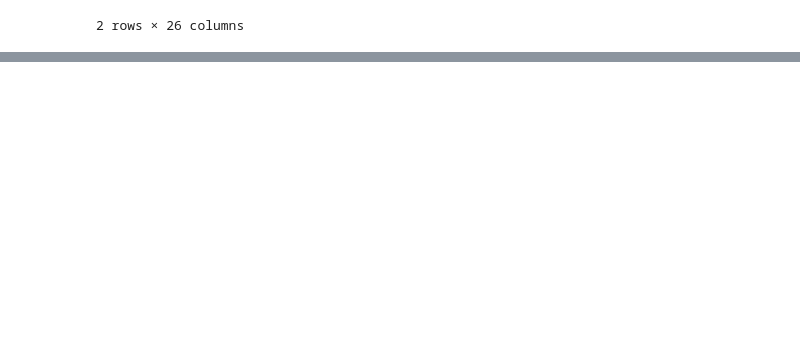
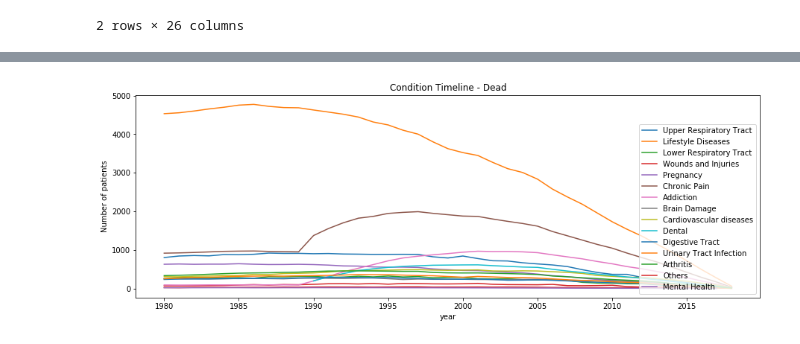
Before and after one commit to pareshg18/picnicHealth-healthcare-analysis, a Jupyter notebook: conditions-analysis.ipynb, the cells around one changed output, grey strips where cells are left out. Saved outputs shown, nothing was run; the diff lists cells and outputs as text; code cells hidden in the pictures; blank space fills up the shorter version.

```diff
--- a/conditions-analysis.ipynb
+++ b/conditions-analysis.ipynb
@@ -42,0 +296,13 @@ patients.head(2)
+# %%
+df2 = df.loc[df.patient.isin(dead.id.to_list())]
+illness_map_dead = mapping_conditions(df2)
+# %%
+plt.figure(figsize = (15,5))
+for col in illness_map_dead.columns:
+    sns.lineplot(x = illness_map_dead.index,y = illness_map_dead[col],label = col)
+plt.legend(loc = 'lower right')
+plt.title('Condition Timeline - Dead')
+plt.ylabel('Number of patients')
+plt.show()
+# %% [output]
+[figure, added]
```
Also changed, not shown: parts of 31 cells of this notebook.
